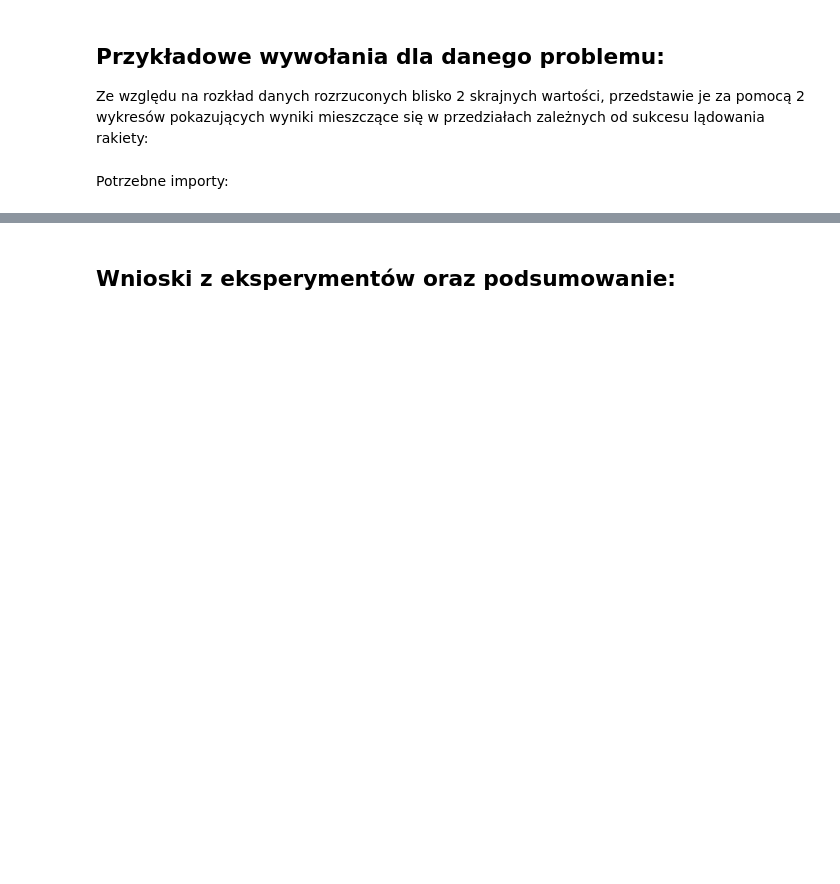
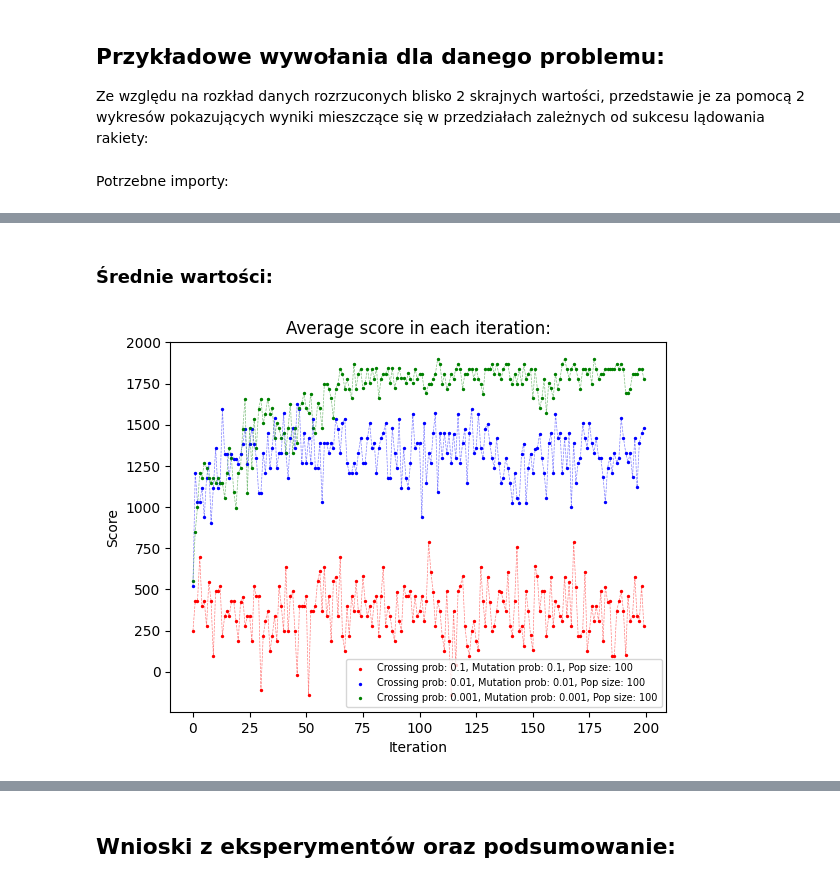
Before and after one commit to mbo009/WSI23Z, a Jupyter notebook: LAB02/raport.ipynb, the cells around one changed output, grey strips where cells are left out. Drawn from its saved outputs; the diff is of its cells as text; code cells hidden in the pictures; blank space fills up the shorter version.

```diff
--- a/LAB02/raport.ipynb
+++ b/LAB02/raport.ipynb
@@ -25,0 +24,6 @@ plotBSHistories(BSHistories, paramsArray, colorsArray, -1)
+# %% [markdown]
+### Średnie wartości:
+# %%
+plotHistories(avgHistories, paramsArray, colorsArray, "Average score in each iteration:", 0, True)
+# %% [output]
+[figure, added]
```
Also changed, not shown: parts of 9 cells of this notebook, 3 other files.
